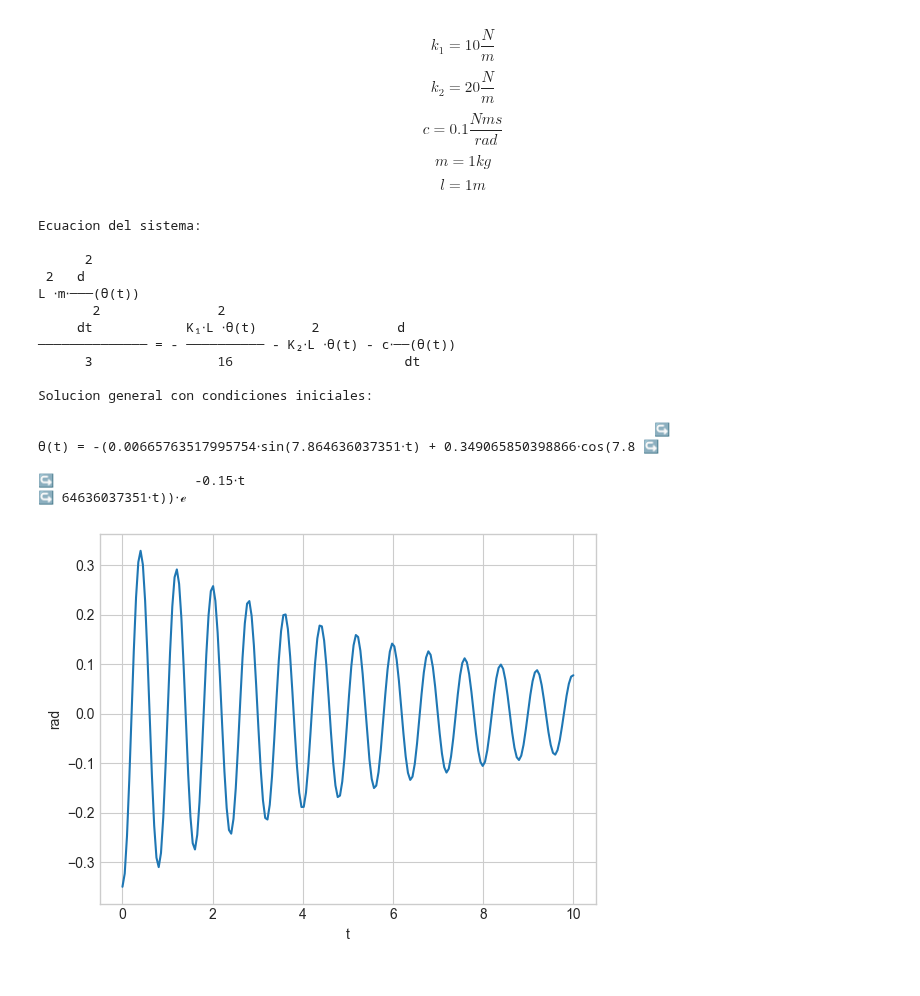
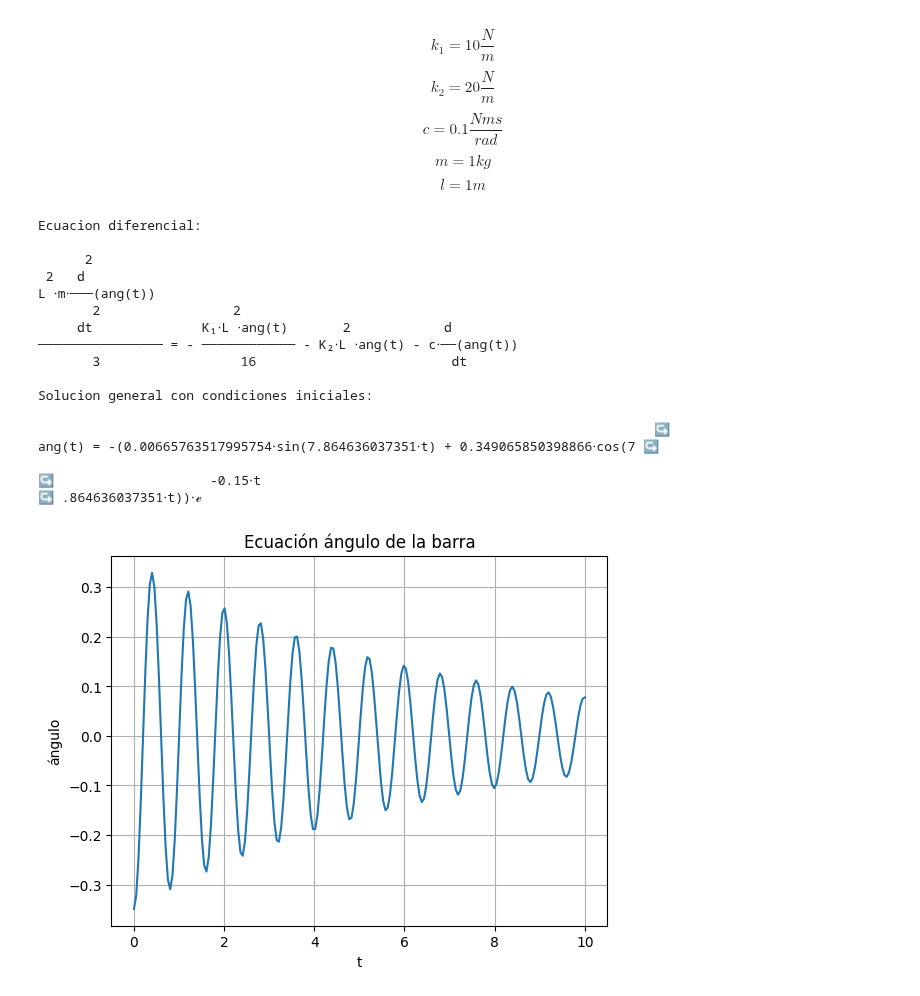
Before and after one commit to Juanvalencia112/Taller1_Herramientas_computacionales, a Jupyter notebook: Taller 9 Herramientas Computacion/Taller 9. Herramientas(1).ipynb, the cells around one changed output. Drawn from its saved outputs; the diff is of its cells as text; code cells hidden in the pictures.

```diff
--- a/Taller 9 Herramientas Computacion/Taller 9. Herramientas(1).ipynb
+++ b/Taller 9 Herramientas Computacion/Taller 9. Herramientas(1).ipynb
@@ -155,53 +155,54 @@ $$l=1m$$
 # %%
 import sympy as sp
 import numpy as np
 import matplotlib.pyplot as plt
 
 t = sp.Symbol('t')
-θ = sp.Function('θ')(t)
+ang = sp.Function('ang')(t)
 m, g, L, K1, K2, c = sp.symbols('m g L K1 K2 c')
 
 I = m*L**2/3
 
-tk1 = -(K1*(L/4)**2)*θ
-tk2 = -(K2*L**2)*θ
-tc = -c*sp.diff(θ,t)
-eq = sp.Eq(I*sp.diff(θ,t,2), tk1+tk2+tc)
-eq_s = sp.simplify(eq)
+tk1 = -(K1*(L/4)**2)*ang
+tk2 = -(K2*L**2)*ang
+tc = -c*sp.diff(ang,t)
+eq_s = sp.Eq(I*sp.diff(ang,t,2), tk1+tk2+tc)
 
-print("Ecuacion del sistema:\n")
+print("Ecuacion diferencial:\n")
 sp.pprint(eq_s)
 
 par = {m:1, g:9.81, L:1, K1:10, K2:20, c:0.1}
-ode = sp.Eq(eq_s.lhs.subs(par), eq_s.rhs.subs(par))
-θf = sp.dsolve(ode, ics={θ.subs(t,0): -20*sp.pi/180, sp.diff(θ,t).subs(t,0):0})
+eq = sp.Eq(eq_s.lhs.subs(par), eq_s.rhs.subs(par))
+ang_sol = sp.dsolve(eq, ics={ang.subs(t,0): -20*sp.pi/180, sp.diff(ang,t).subs(t,0):0})
 
 print("\nSolucion general con condiciones iniciales:\n")
-sp.pprint(sp.simplify(θf))
+sp.pprint(sp.simplify(ang_sol))
 
-fθ = sp.lambdify(t, θf.rhs, 'numpy')
+f_ang = sp.lambdify(t, ang_sol.rhs, 'numpy')
 tt = np.linspace(0,10,200)
-plt.plot(tt, fθ(tt))
+
+plt.plot(tt, f_ang(tt))
 plt.xlabel("t")
-plt.ylabel("rad")
+plt.ylabel("ángulo")
+plt.title("Ecuación ángulo de la barra")
 plt.grid(True)
 plt.show()
 # %% [output]
-Ecuacion del sistema:
+Ecuacion diferencial:
 
       2
  2   d
-L ⋅m⋅───(θ(t))
-       2               2
-     dt            K₁⋅L ⋅θ(t)       2          d
-────────────── = - ────────── - K₂⋅L ⋅θ(t) - c⋅──(θ(t))
-      3                16                      dt
+L ⋅m⋅───(ang(t))
+       2                 2
+     dt              K₁⋅L ⋅ang(t)       2            d
+──────────────── = - ──────────── - K₂⋅L ⋅ang(t) - c⋅──(ang(t))
+       3                  16                         dt
 
 Solucion general con condiciones iniciales:
 
                                                                                ↪
-θ(t) = -(0.00665763517995754⋅sin(7.864636037351⋅t) + 0.349065850398866⋅cos(7.8 ↪
+ang(t) = -(0.00665763517995754⋅sin(7.864636037351⋅t) + 0.349065850398866⋅cos(7 ↪
 
-↪                  -0.15⋅t
-↪ 64636037351⋅t))⋅ℯ
+↪                    -0.15⋅t
+↪ .864636037351⋅t))⋅ℯ
-[figure, old version]
+[figure, new version]
```
